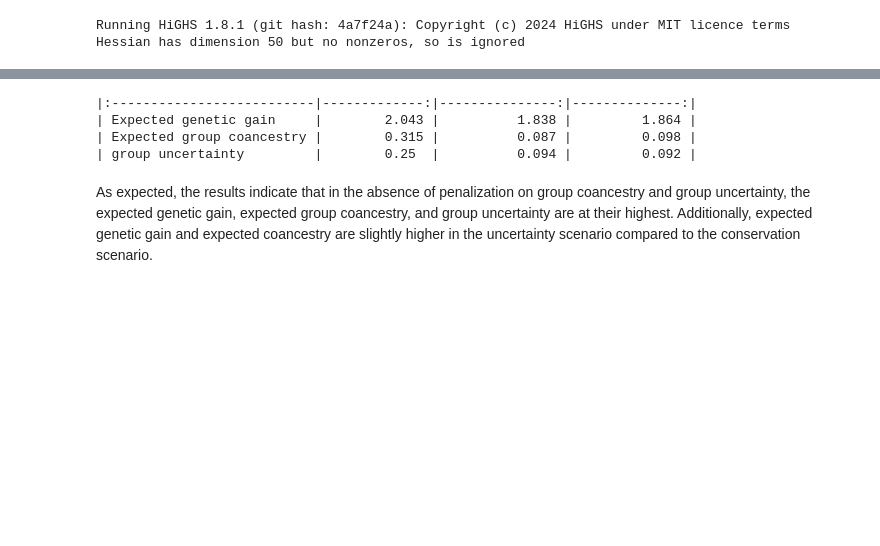
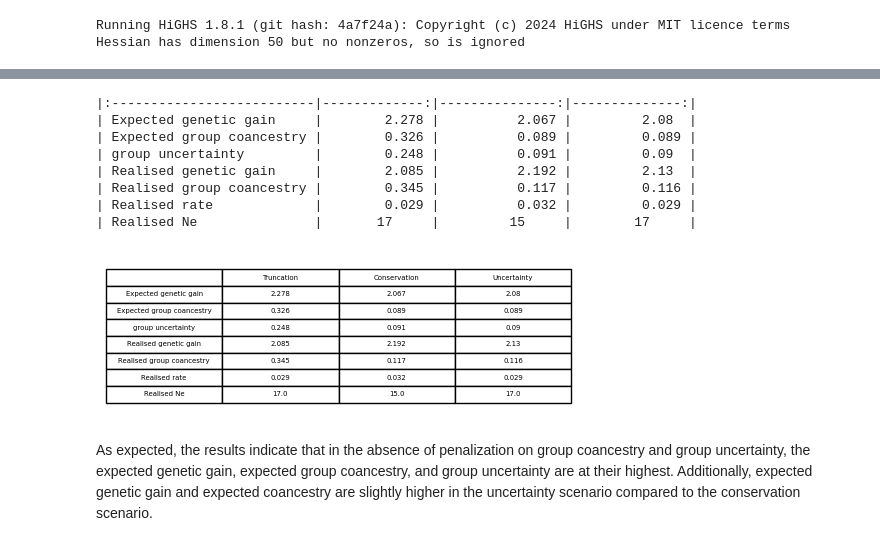
Before and after one commit to sakurita17/jortiz_phd_review, a Jupyter notebook: Python/roots.ipynb, the cells around one changed output, grey strips where cells are left out. Drawn from its saved outputs; the diff is of its cells as text; code cells hidden in the pictures; blank space fills up the shorter version.

```diff
--- a/Python/roots.ipynb
+++ b/Python/roots.ipynb
@@ -197,19 +214,37 @@ Expected group uncertainty: 0.09214842458824989
 
 # Sample DataFrame
 results = pd.DataFrame({
-    " ": ["Expected genetic gain", "Expected group coancestry", "group uncertainty"],
-    "Truncation": [2.043, 0.315, 0.250],
-    "Conservation": [1.838, 0.087, 0.094],
-    "Uncertainty": [1.864, 0.098, 0.092],
+    " ": ["Expected genetic gain", "Expected group coancestry", "group uncertainty", "Realised genetic gain", "Realised group coancestry", "Realised rate", "Realised Ne"],
+    "Truncation": [genetic_gain_sel_truncation, group_coancestry_sel_truncation, group_uncertainty_truncation, 2.085498, 0.3449985, 0.02852195, 17],
+    "Conservation": [genetic_gain_sel_conservation, group_coancestry_sel_conservation, group_uncertainty_conservation, 2.192449, 0.1173435, 0.03158581, 15],
+    "Uncertainty": [genetic_gain_sel_uncertainty, group_coancestry_sel_uncertainty, group_uncertainty_uncertainty, 2.13012, 0.1158029, 0.0290183, 17],
 })
+
+results = round(results, 3)
 
 # Convert DataFrame to Markdown Table
 print(results.to_markdown(index=False))  # Requires 'tabulate' package
 # %% [output]
 |:--------------------------|-------------:|---------------:|--------------:|
-| Expected genetic gain     |        2.043 |          1.838 |         1.864 |
-| Expected group coancestry |        0.315 |          0.087 |         0.098 |
-| group uncertainty         |        0.25  |          0.094 |         0.092 |
+| Expected genetic gain     |        2.278 |          2.067 |         2.08  |
+| Expected group coancestry |        0.326 |          0.089 |         0.089 |
+| group uncertainty         |        0.248 |          0.091 |         0.09  |
+| Realised genetic gain     |        2.085 |          2.192 |         2.13  |
+| Realised group coancestry |        0.345 |          0.117 |         0.116 |
+| Realised rate             |        0.029 |          0.032 |         0.029 |
+| Realised Ne               |       17     |         15     |        17     |
+# %%
+# Convert DataFrame to an Image
+fig, ax = plt.subplots(figsize=(6, 2))  # Adjust size as needed
+ax.axis('tight')
+ax.axis('off')
+table = ax.table(cellText=results.values, colLabels=results.columns, cellLoc="center", loc="center")
+
+# Save as an image file
+plt.savefig("mating_plan.png", dpi=10000, bbox_inches="tight")
+plt.show()
+# %% [output]
+[figure, added]
 # %% [markdown]
 As expected, the results indicate that in the absence of penalization on group coancestry and group uncertainty, the expected genetic gain, expected group coancestry, and group uncertainty are at their highest. Additionally, expected genetic gain and expected coancestry are slightly higher in the uncertainty scenario compared to the conservation scenario.
 # %%
```
Also changed, not shown: parts of 11 cells of this notebook, 20 other files.
